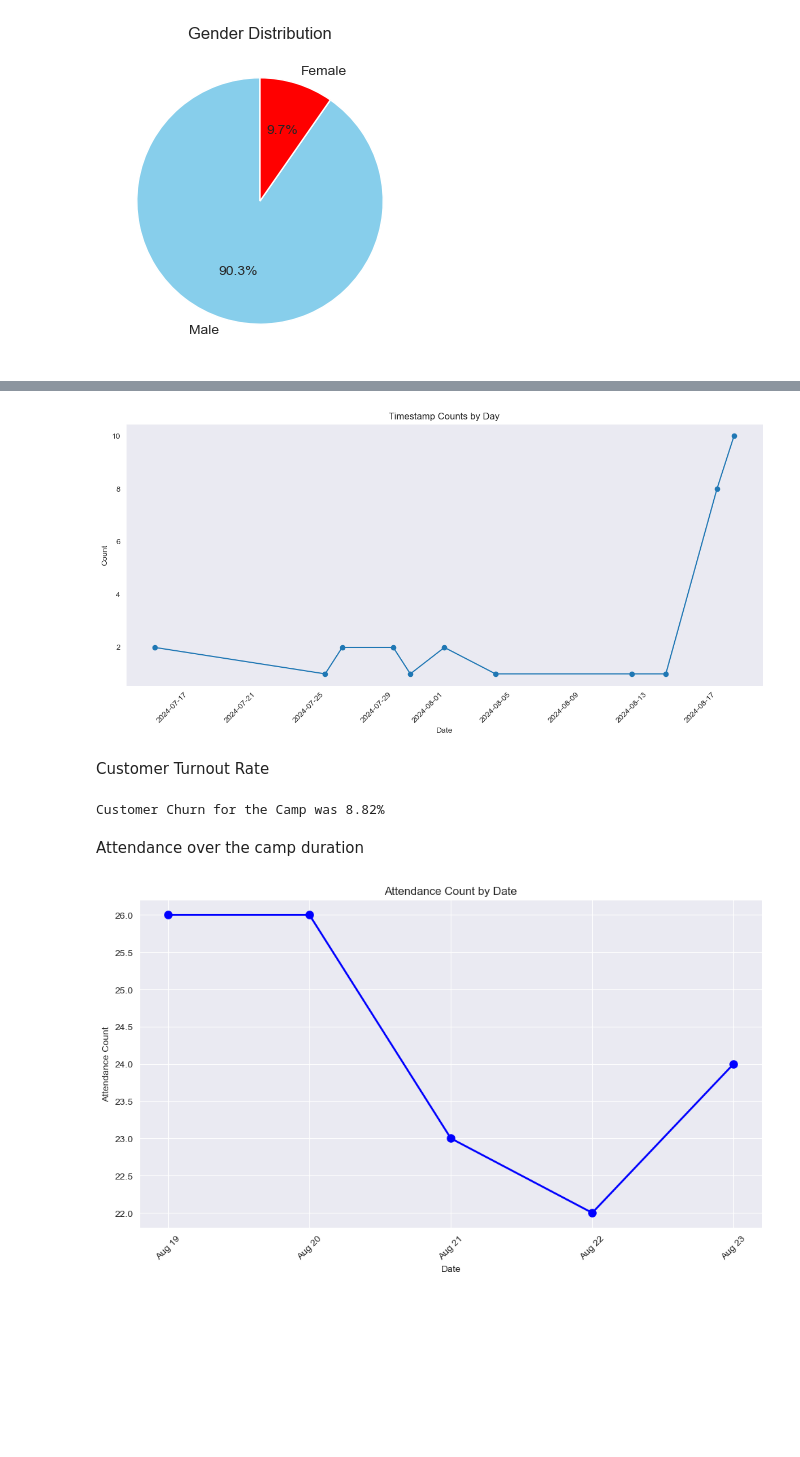
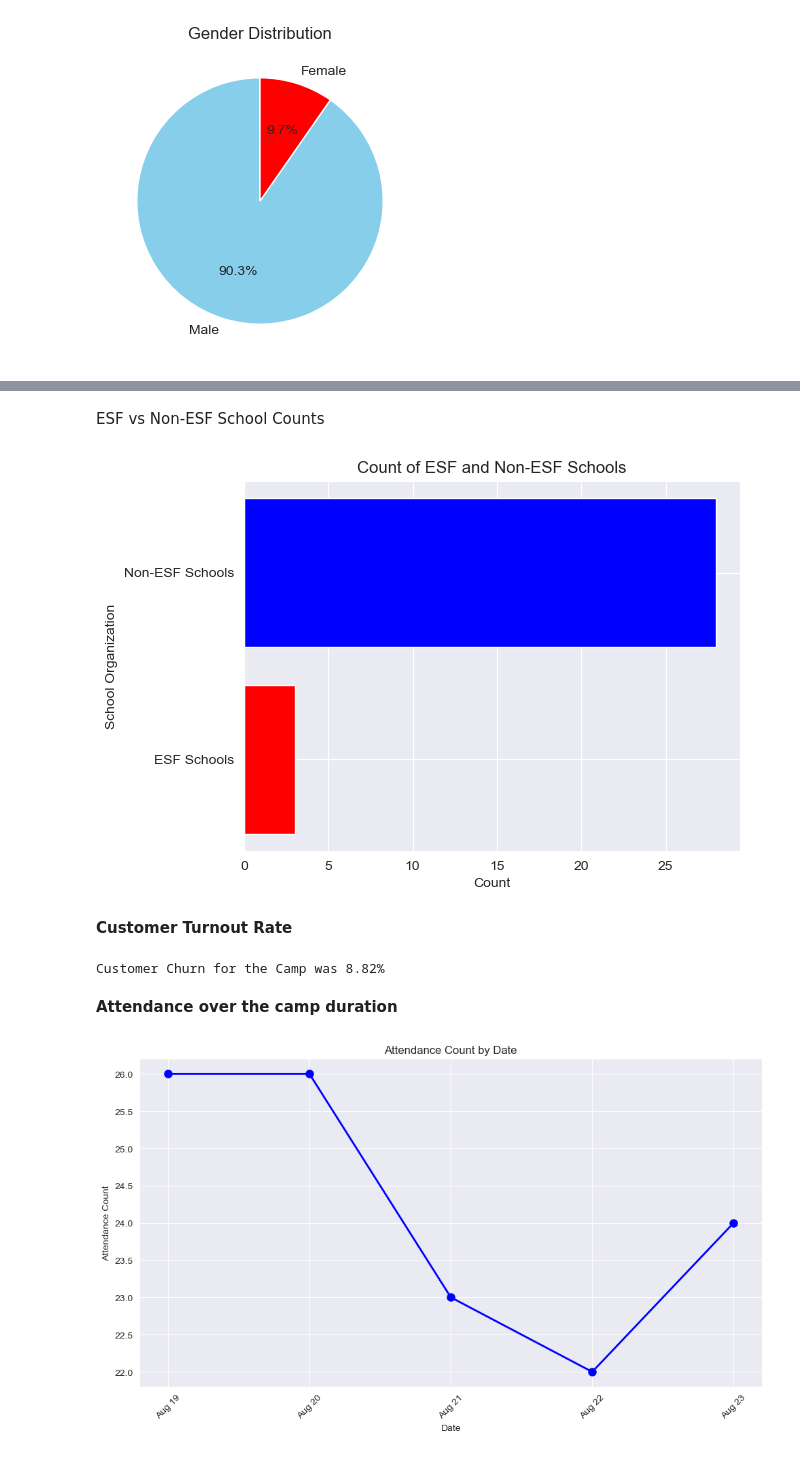
Before and after one commit to Kai2142/Data_Analytics_Portfolio, a Jupyter notebook: basketball_academy/Analysis & Insights.ipynb, the cells around one changed output, grey strips where cells are left out. Saved outputs shown, nothing was run; the diff lists cells and outputs as text; code cells hidden in the pictures; blank space fills up the shorter version.

```diff
--- a/basketball_academy/Analysis & Insights.ipynb
+++ b/basketball_academy/Analysis & Insights.ipynb
@@ -74,25 +78,17 @@ Form Timestamp Visualization
-# %%
-# Extract just the date part from the timestamps
-df['Timestamp'] = pd.to_datetime(df['Timestamp'])
-dates = df['Timestamp'].dt.date
-
-# Count the occurrences of each date
-date_counts = dates.value_counts().sort_index()
-
-# Plotting the counts of timestamps per day
-plt.figure(figsize=(12, 6))
-plt.plot(date_counts.index, date_counts.values, marker='o')
-plt.xlabel('Date')
-plt.ylabel('Count')
-plt.title('Timestamp Counts by Day')
-plt.xticks(rotation=45)
-plt.grid()
-plt.tight_layout()
-plt.show()
-# %% [output]
-[figure]
+# %% [markdown]
+ESF vs Non-ESF School Counts
+# %%
+esf_count = df['School'].str.upper().str.count('ESF').sum()
+non_esf_count = sum(df['School'].apply(lambda x: 'ESF' not in x.upper()))
+plt.barh(['ESF Schools', 'Non-ESF Schools'], [esf_count, non_esf_count], color=['red', 'blue'])
+plt.xlabel('Count')
+plt.ylabel('School Organization')
+plt.title('Count of ESF and Non-ESF Schools')
+plt.show()
+# %% [output]
+[figure, added]
 # %% [markdown]
-Customer Turnout Rate
+**Customer Turnout Rate**
 # %%
 old_df = pd.read_csv('/Users/kaiisfly/PycharmProjects/Data_Analytics_Portfolio/basketball_academy/data/Anonymized_Data.csv')
 new_df = pd.read_csv ('/Users/kaiisfly/PycharmProjects/Data_Analytics_Portfolio/basketball_academy/data/Cleaned_Data.csv')
@@ -103,7 +99,7 @@ print(f'Customer Churn for the Camp was {cust_churn:.3g}%')
 # %% [output]
 Customer Churn for the Camp was 8.82%
 # %% [markdown]
-Attendance over the camp duration
+**Attendance over the camp duration**
 # %%
 attendance_columns = df.columns[2:7]
 
```
Also changed, not shown: parts of 26 cells of this notebook, 18 other files.
